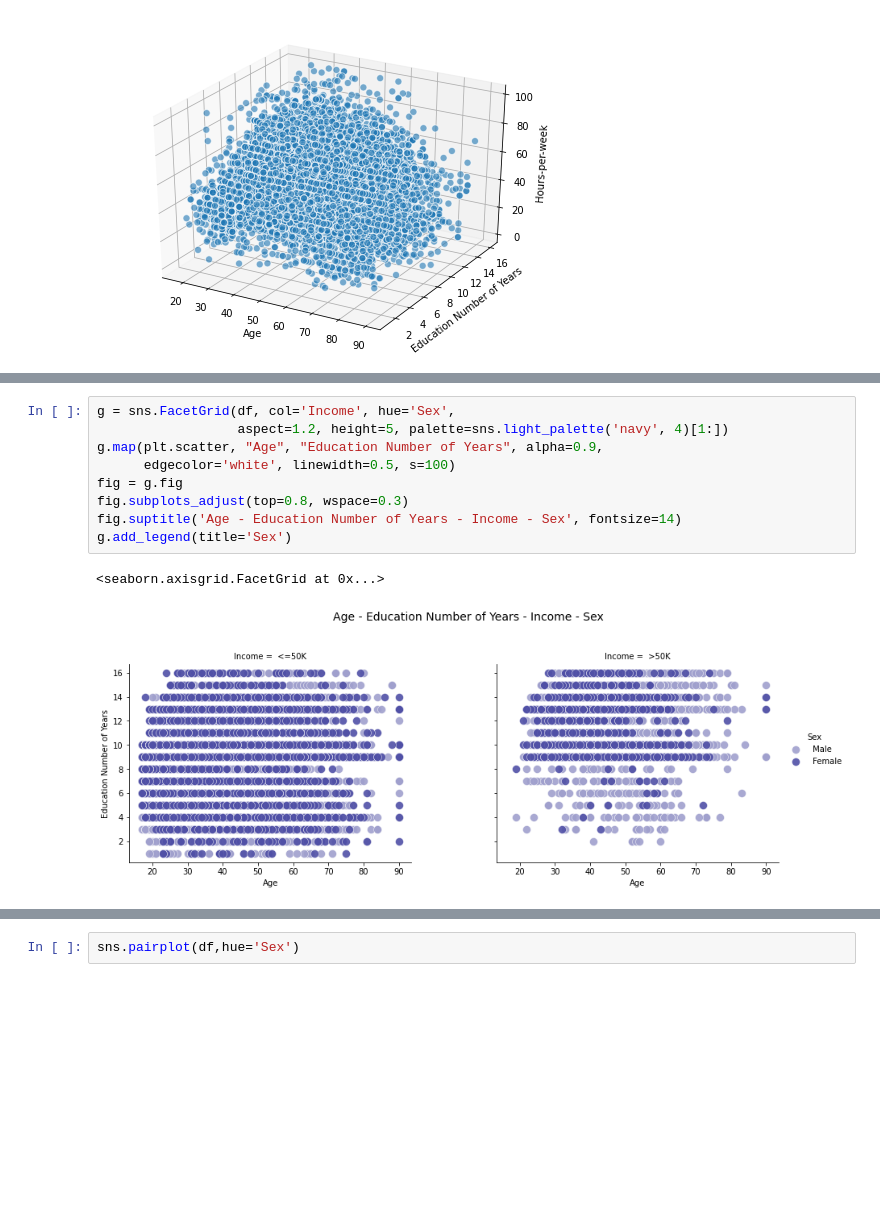
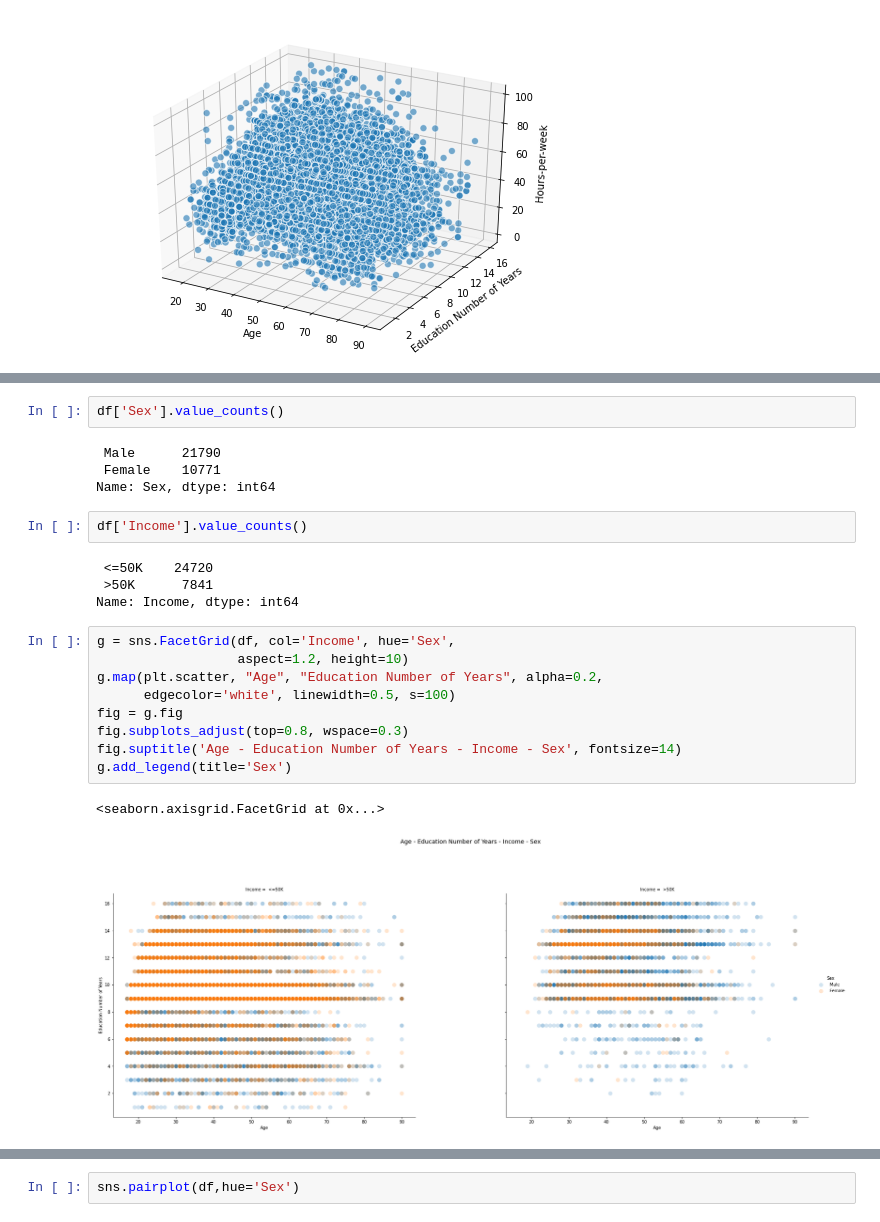
Before and after one commit to nastyabekesheva/DataScience, a Jupyter notebook: labs/lab_3/Income_proccessing_visualization.ipynb, the cells around one changed output, grey strips where cells are left out. Cells and saved outputs as stored; diff of their text form; blank space fills up the shorter version.

```diff
--- a/labs/lab_3/Income_proccessing_visualization.ipynb
+++ b/labs/lab_3/Income_proccessing_visualization.ipynb
@@ -237,12 +259,24 @@ Text(0.5, 1.05, 'Age - Education Number of Years - Hours-per-week - Income')
+# %%
+df['Sex'].value_counts()
+# %% [output]
+ Male      21790
+ Female    10771
+Name: Sex, dtype: int64
+# %%
+df['Income'].value_counts()
+# %% [output]
+ <=50K    24720
+ >50K      7841
+Name: Income, dtype: int64
 # %%
 g = sns.FacetGrid(df, col='Income', hue='Sex',
-                  aspect=1.2, height=5, palette=sns.light_palette('navy', 4)[1:])
-g.map(plt.scatter, "Age", "Education Number of Years", alpha=0.9,
+                  aspect=1.2, height=10)
+g.map(plt.scatter, "Age", "Education Number of Years", alpha=0.2,
       edgecolor='white', linewidth=0.5, s=100)
 fig = g.fig
 fig.subplots_adjust(top=0.8, wspace=0.3)
 fig.suptitle('Age - Education Number of Years - Income - Sex', fontsize=14)
 g.add_legend(title='Sex')
 # %% [output]
 <seaborn.axisgrid.FacetGrid at 0x...>
-[figure, old version]
+[figure, new version]
```
Also changed, not shown: parts of 23 cells of this notebook.
